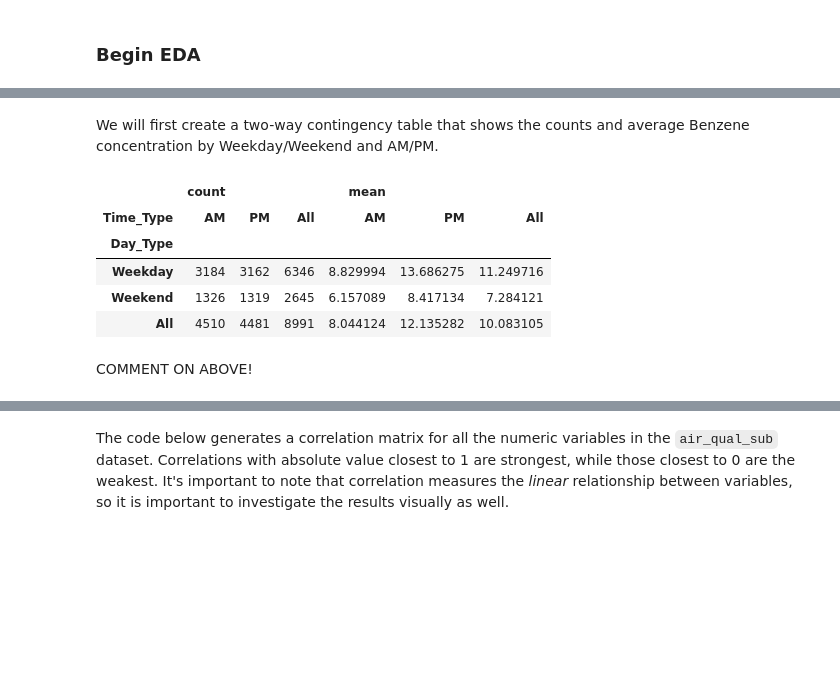
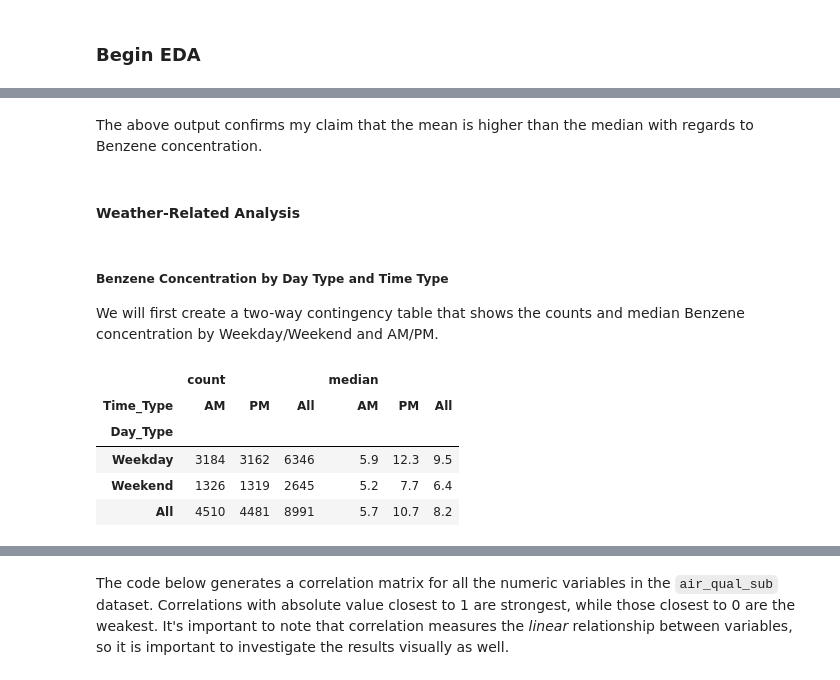
Before and after one commit to plindma/ST-554-Project1, a Jupyter notebook: Task2/ST554Project1Task2_Loring.ipynb, the cells around one changed output, grey strips where cells are left out. Saved outputs shown, nothing was run; the diff lists cells and outputs as text; code cells hidden in the pictures; blank space fills up the shorter version.

```diff
--- a/Task2/ST554Project1Task2_Loring.ipynb
+++ b/Task2/ST554Project1Task2_Loring.ipynb
@@ -117,6 +130,18 @@ air_qual_sub.loc[air_qual_sub["Date"].dt.dayofweek >= 5, "Day_Type"] = "Weekend"
 air_qual_sub["Time_Type"] = "AM" #initializes every value as "AM"
 air_qual_sub.loc[air_qual_sub["Time"] >= time(12, 0, 0), "Time_Type"] = "PM"
     #changes value to "PM" if Time is in the afternoon
+
+# adds Month_Num variable
+air_qual_sub["Month_Num"] = air_qual_sub["Date"].dt.month
+
+# adds Month_Name variable
+air_qual_sub["Month_Name"] = air_qual_sub["Date"].dt.month_name()
+
+# adds Season variable
+season_dict_maps = {"January": "Winter", "February": "Winter", "March": "Spring", "April": "Spring",
+                    "May": "Spring", "June": "Summer", "July": "Summer", "August": "Summer",
+                    "September": "Fall", "October": "Fall", "November": "Fall", "December": "Winter"}
+air_qual_sub["Season"] = air_qual_sub["Month_Name"].map(season_dict_maps)
 
 # adds CO_5 variable
 air_qual_sub["CO_5"] = "Below" #initializes every value as "Below"
@@ -179,18 +229,21 @@ air_qual_sub.head()
+# %% [markdown]
+The above output confirms my claim that the mean is higher than the median with regards to Benzene concentration.
+# %% [markdown]
+#### **Weather-Related Analysis**
 # %% [markdown]
-We will first create a two-way contingency table that shows the counts and average Benzene concentration by Weekday/Weekend and AM/PM.
+##### **Benzene Concentration by Day Type and Time Type**
+We will first create a two-way contingency table that shows the counts and median Benzene concentration by Weekday/Weekend and AM/PM.
 # %%
 pd.crosstab(
   air_qual_sub.Day_Type,
   air_qual_sub.Time_Type,
   values = air_qual_sub.Benzene,
-  aggfunc = ["count", "mean"],
+  aggfunc = ["count", "median"],
   margins = True)
 # %% [output]
-|  | count |  |  | mean |  |  |
+|  | count |  |  | median |  |  |
 | Time_Type | AM | PM | All | AM | PM | All |
 | Day_Type |  |  |  |  |  |  |
-| Weekday | 3184 | 3162 | 6346 | 8.829994 | 13.686275 | 11.249716 |
-| Weekend | 1326 | 1319 | 2645 | 6.157089 | 8.417134 | 7.284121 |
-| All | 4510 | 4481 | 8991 | 8.044124 | 12.135282 | 10.083105 |
+| Weekday | 3184 | 3162 | 6346 | 5.9 | 12.3 | 9.5 |
+| Weekend | 1326 | 1319 | 2645 | 5.2 | 7.7 | 6.4 |
+| All | 4510 | 4481 | 8991 | 5.7 | 10.7 | 8.2 |
-# %% [markdown]
-COMMENT ON ABOVE!
```
Also changed, not shown: parts of 36 cells of this notebook.
